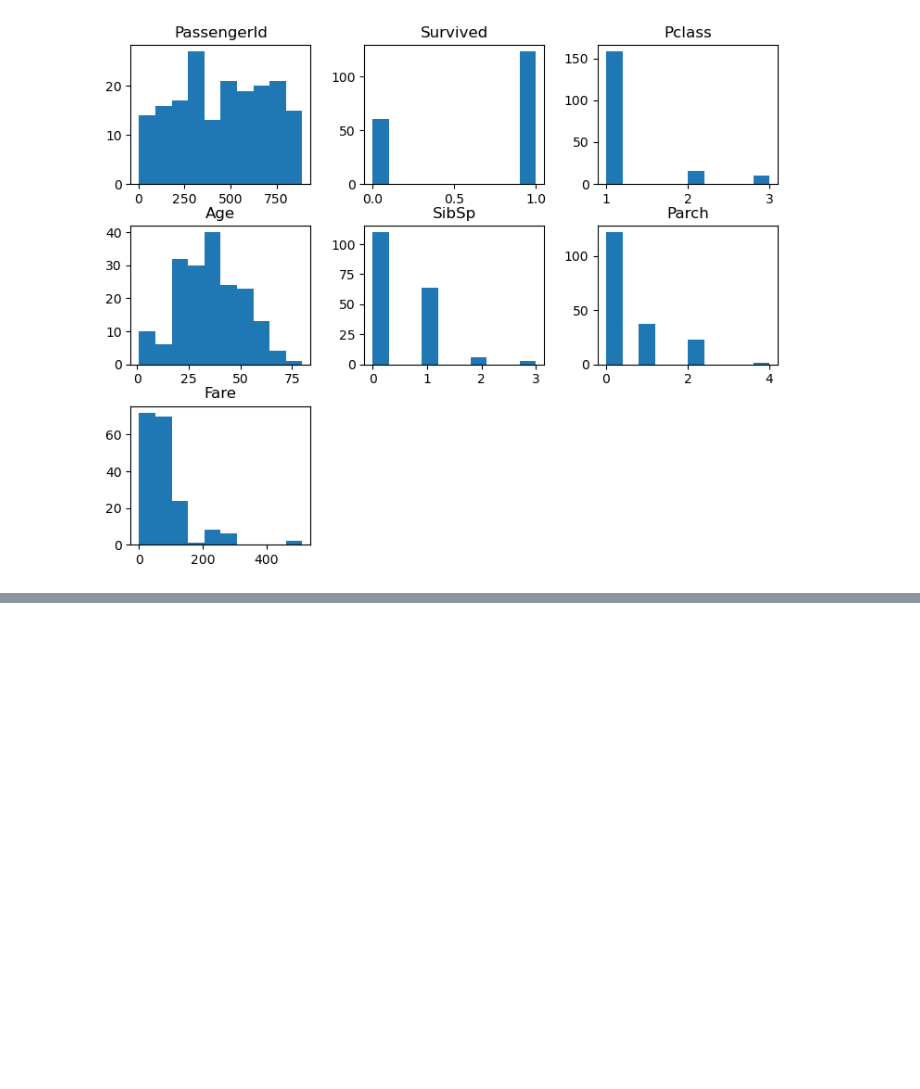
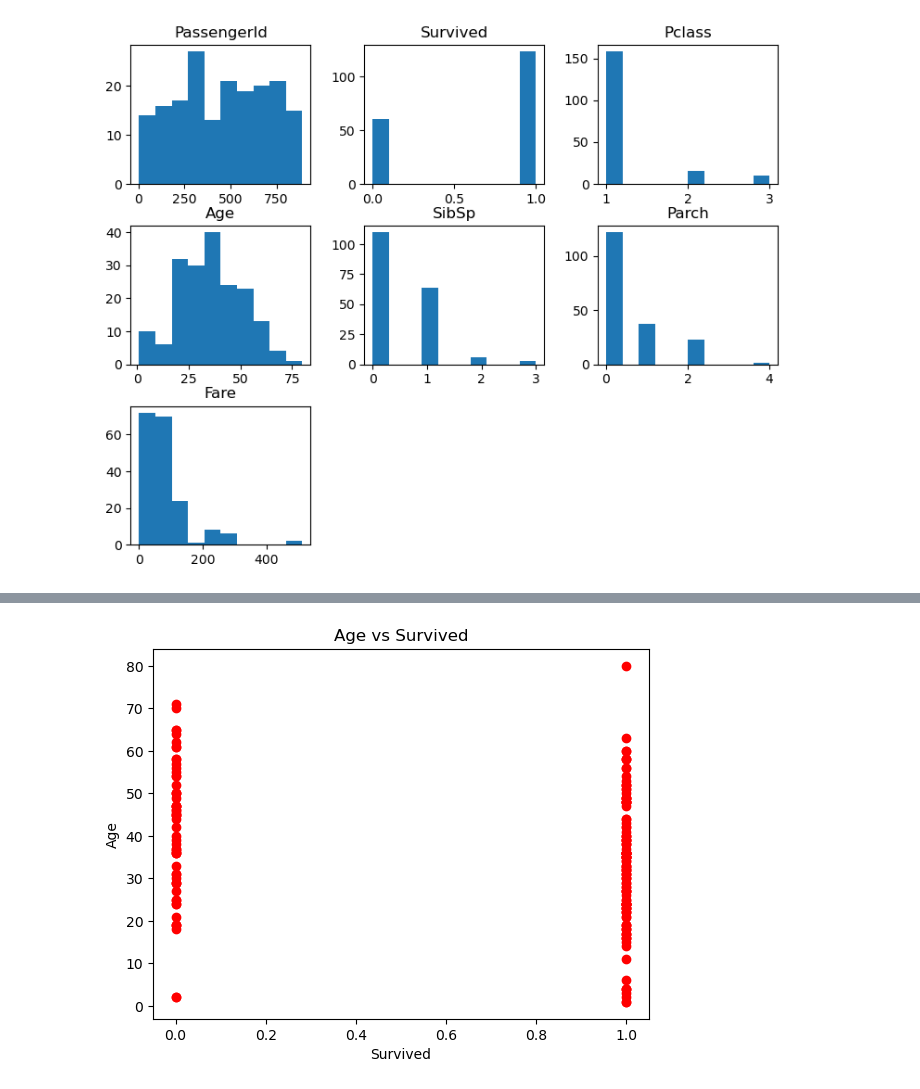
Before and after one commit to Kiash254/DS-ML, a Jupyter notebook: titanic/titanic.ipynb, the cells around one changed output, grey strips where cells are left out. Cells and saved outputs as stored; diff of their text form; code cells hidden in the pictures; blank space fills up the shorter version.

```diff
--- a/titanic/titanic.ipynb
+++ b/titanic/titanic.ipynb
@@ -142,0 +149,9 @@ plt.show()
+# %%
+#use the scatter plot to check the distribution between the dead ones and the survived ones
+plt.scatter(train['Survived'],train['Age'],color='red')
+plt.title('Age vs Survived')
+plt.xlabel('Survived')
+plt.ylabel('Age')
+plt.show()
+# %% [output]
+[figure, added]
```
Also changed, not shown: parts of 17 cells of this notebook.
